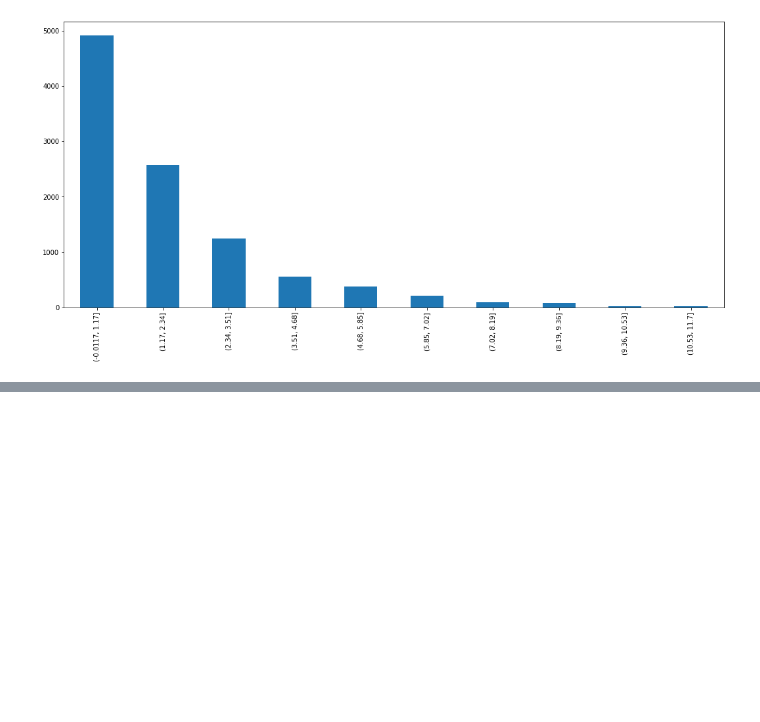
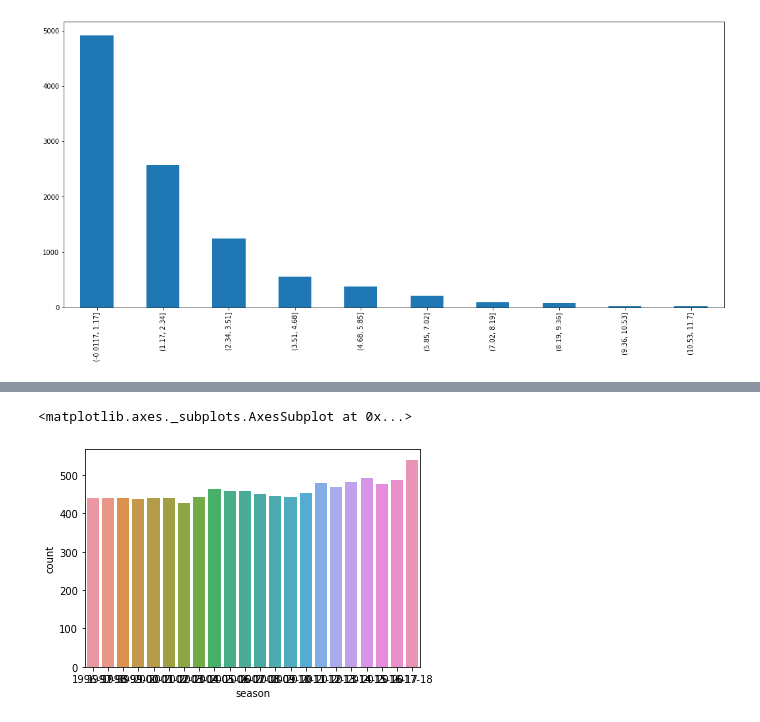
Before and after one commit to cristianosps/Introducao_Ciencia_de_Dados, a Jupyter notebook: Interpretacao_Estatistica_NBA_1996_2016.ipynb, the cells around one changed output, grey strips where cells are left out. Saved outputs shown, nothing was run; the diff lists cells and outputs as text; code cells hidden in the pictures; blank space fills up the shorter version.

```diff
--- a/Interpretacao_Estatistica_NBA_1996_2016.ipynb
+++ b/Interpretacao_Estatistica_NBA_1996_2016.ipynb
@@ -647,0 +872,5 @@ len(dataset3)
+# %%
+sns.countplot(x='season', data=dataset1)
+# %% [output]
+<matplotlib.axes._subplots.AxesSubplot at 0x...>
+[figure, added]
```
Also changed, not shown: parts of 31 cells of this notebook.
